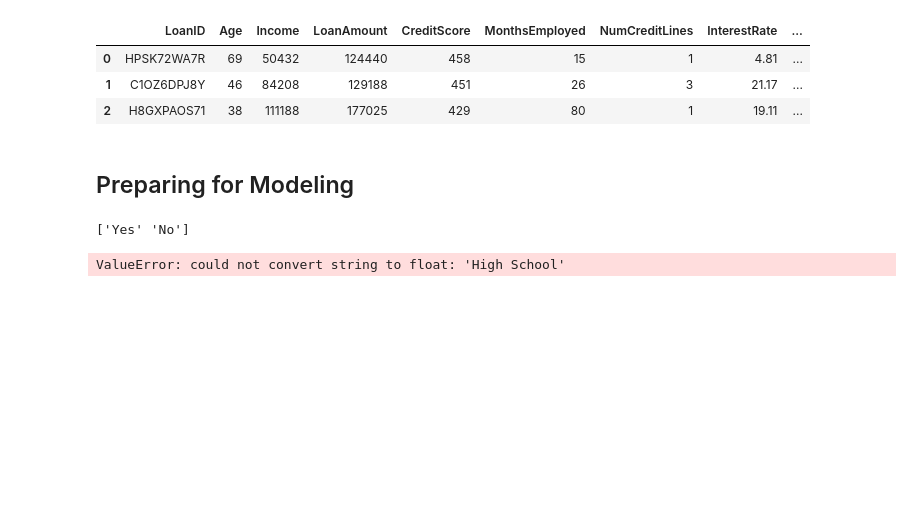
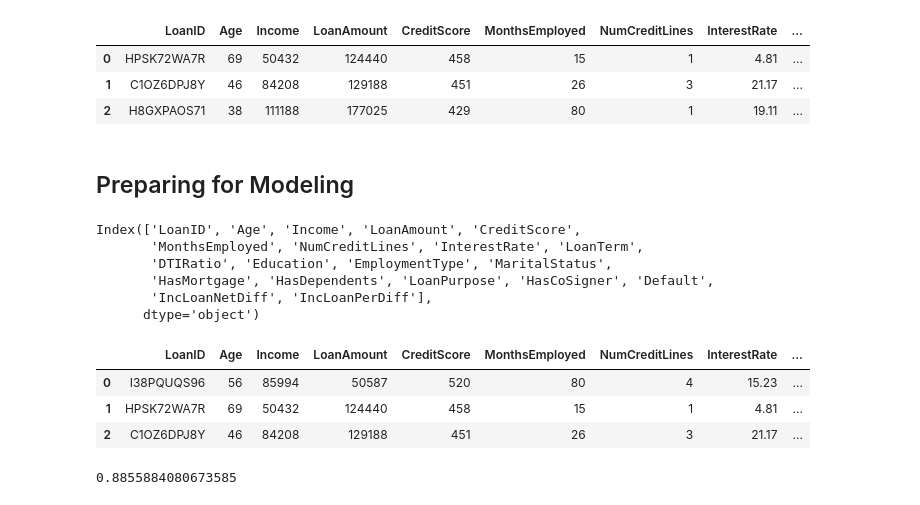
Before and after one commit to the-ethical-ai/Loan_default, a Jupyter notebook: loan_default_notebook.ipynb, the cells around one changed output. Drawn from its saved outputs; the diff is of its cells as text; code cells hidden in the pictures; blank space fills up the shorter version.

```diff
--- a/loan_default_notebook.ipynb
+++ b/loan_default_notebook.ipynb
@@ -308,11 +308,33 @@ for i in range(df.shape[0]):
         sign_num.append(1)
     elif df.HasCoSigner[i] == 'No':
         sign_num.append(0)
-# %%
-print(
-df.HasCoSigner.unique())
-# %% [output]
-['Yes' 'No']
+# %%
+df.columns
+# %% [output]
+Index(['LoanID', 'Age', 'Income', 'LoanAmount', 'CreditScore',
+       'MonthsEmployed', 'NumCreditLines', 'InterestRate', 'LoanTerm',
+       'DTIRatio', 'Education', 'EmploymentType', 'MaritalStatus',
+       'HasMortgage', 'HasDependents', 'LoanPurpose', 'HasCoSigner', 'Default',
+       'IncLoanNetDiff', 'IncLoanPerDiff'],
+      dtype='object')
+# %%
+### Adding the new numeric columns and removing the categorical ones
+original_table = df # to save a copy of the original table
+
+df.Education = ed_num
+df.EmploymentType = emp_num
+df.MaritalStatus = mar_num
+df.HasMortgage = mort_num
+df.HasDependents = dep_num
+df.LoanPurpose = purp_num
+df.HasCoSigner = sign_num
+# %%
+df.head(3)
+# %% [output]
+|  | LoanID | Age | Income | LoanAmount | CreditScore | MonthsEmployed | NumCreditLines | InterestRate | ... |
+| 0 | I38PQUQS96 | 56 | 85994 | 50587 | 520 | 80 | 4 | 15.23 | ... |
+| 1 | HPSK72WA7R | 69 | 50432 | 124440 | 458 | 15 | 1 | 4.81 | ... |
+| 2 | C1OZ6DPJ8Y | 46 | 84208 | 129188 | 451 | 26 | 3 | 21.17 | ... |
 # %%
 # Feature table
 X = df.drop(columns = ['LoanID', 'Default'])
@@ -327,4 +349,4 @@ logreg_model = LogisticRegression(max_iter = 10000)
 logreg_model.fit(X_train, y_train)
 logreg_model.score(X_test, y_test)
 # %% [output]
-ValueError: could not convert string to float: 'High School'
+0.8855884080673585
```
